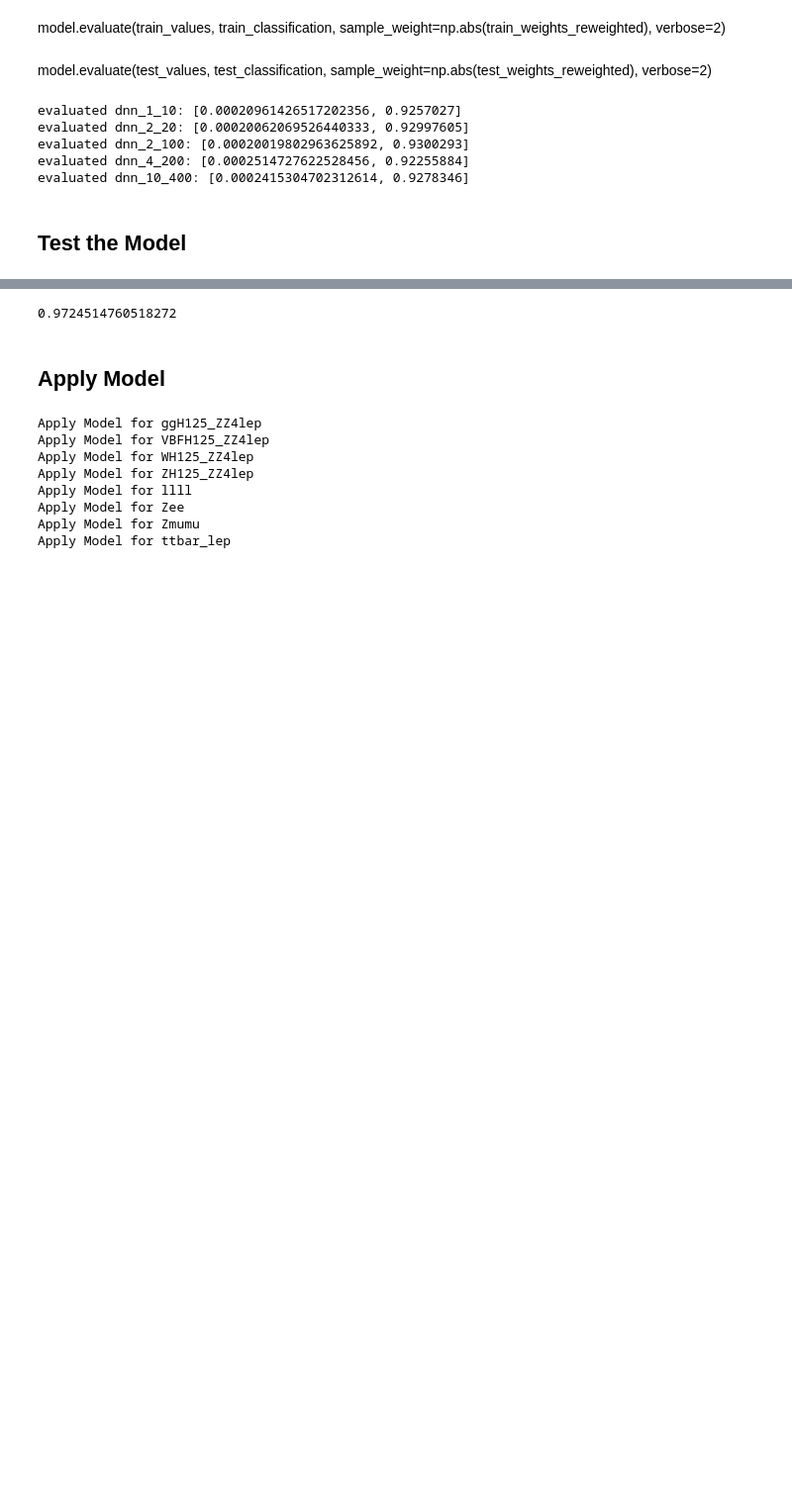
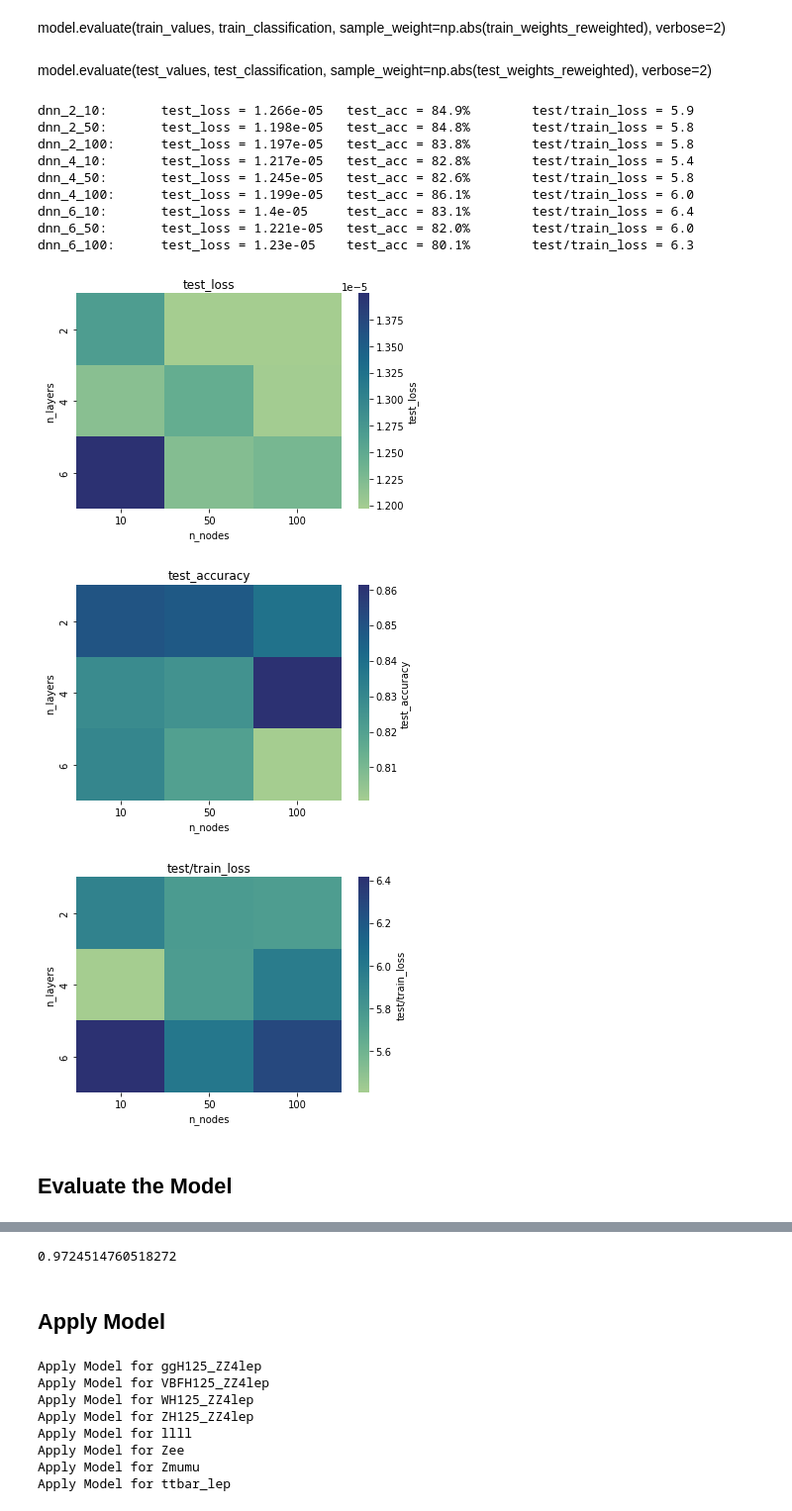
Before and after one commit to MaxStange1005/ATLAS-OpenData-Higgs-NeuralNetworks, a Jupyter notebook: machine_learning.ipynb, the cells around one changed output, grey strips where cells are left out. Shown: that part at 99% size. Drawn from its saved outputs; the diff is of its cells as text; code cells hidden in the pictures; blank space fills up the shorter version.

```diff
--- a/machine_learning.ipynb
+++ b/machine_learning.ipynb
@@ -389,15 +422,46 @@ model.evaluate(train_values,  train_classification, sample_weight=np.abs(train_w
 model.evaluate(test_values,  test_classification, sample_weight=np.abs(test_weights_reweighted), verbose=2)
 # %%
 for model_name in models:
-    evaluation = models[model_name]['model'].evaluate(test_values,  test_classification, sample_weight=np.abs(test_weights_reweighted), verbose=2)
-    print(f'evaluated {model_name}: {evaluation}')
+    train_evaluation = models[model_name]['model'].evaluate(train_values,  train_classification, sample_weight=train_weights_reweighted, verbose=2)
+    test_evaluation = models[model_name]['model'].evaluate(test_values,  test_classification, sample_weight=test_weights_reweighted, verbose=2)
+    models[model_name]['train_evaluation'] = train_evaluation
+    models[model_name]['test_evaluation'] = test_evaluation
+    print(f'{model_name}: \ttest_loss = {round(test_evaluation[0],8)} \ttest_acc = {round(test_evaluation[1]*100,1)}% \ttest/train_loss = {round(test_evaluation[0]/train_evaluation[0],1)}')
 # %% [output]
-evaluated dnn_1_10: [0.00020961426517202356, 0.9257027]
-evaluated dnn_2_20: [0.00020062069526440333, 0.92997605]
-evaluated dnn_2_100: [0.00020019802963625892, 0.9300293]
-evaluated dnn_4_200: [0.0002514727622528456, 0.92255884]
-evaluated dnn_10_400: [0.0002415304702312614, 0.9278346]
+dnn_2_10:       test_loss = 1.266e-05   test_acc = 84.9%        test/train_loss = 5.9
+dnn_2_50:       test_loss = 1.198e-05   test_acc = 84.8%        test/train_loss = 5.8
+dnn_2_100:      test_loss = 1.197e-05   test_acc = 83.8%        test/train_loss = 5.8
+dnn_4_10:       test_loss = 1.217e-05   test_acc = 82.8%        test/train_loss = 5.4
+dnn_4_50:       test_loss = 1.245e-05   test_acc = 82.6%        test/train_loss = 5.8
+dnn_4_100:      test_loss = 1.199e-05   test_acc = 86.1%        test/train_loss = 6.0
+dnn_6_10:       test_loss = 1.4e-05     test_acc = 83.1%        test/train_loss = 6.4
+dnn_6_50:       test_loss = 1.221e-05   test_acc = 82.0%        test/train_loss = 6.0
+dnn_6_100:      test_loss = 1.23e-05    test_acc = 80.1%        test/train_loss = 6.3
+# %%
+import seaborn as sns
+
+evaluation_full = {'n_layers': [], 'n_nodes': [], 'test_loss': [], 'test_accuracy': [], 'test/train_loss': []}
+
+for model_name in models:
+    n_layers = int(model_name.split('_')[1])
+    n_nodes = int(model_name.split('_')[2])
+    evaluation_full['n_layers'].append(n_layers)
+    evaluation_full['n_nodes'].append(n_nodes)
+    evaluation_full['test_loss'].append(models[model_name]['test_evaluation'][0])
+    evaluation_full['test_accuracy'].append(models[model_name]['test_evaluation'][1])
+    evaluation_full['test/train_loss'].append(models[model_name]['test_evaluation'][0]/models[model_name]['train_evaluation'][0])
+
+for eval in ['test_loss', 'test_accuracy', 'test/train_loss']:
+    evaluation_full_df = pd.DataFrame(evaluation_full)
+    pivot = evaluation_full_df.pivot(index='n_layers', columns='n_nodes', values=eval)
+    sns.heatmap(pivot, cbar_kws={'label': eval}, cmap='crest')
+    plt.title(eval)
+    plt.show()
+# %% [output]
+[figure, added]
+[figure, added]
+[figure, added]
 # %% [markdown]
-## Test the Model
+## Evaluate the Model
 # %%
 from sklearn import metrics
```
Also changed, not shown: parts of 15 cells of this notebook.
